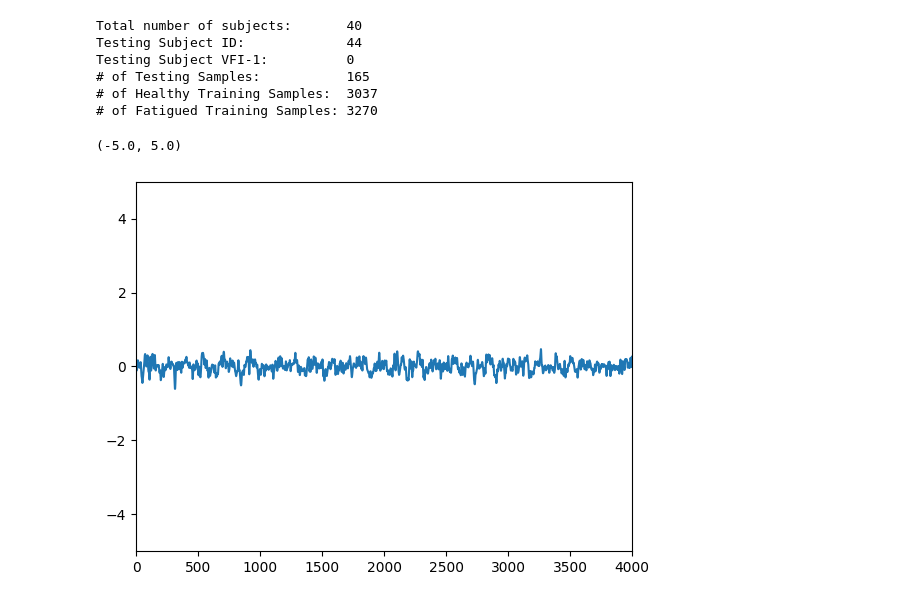
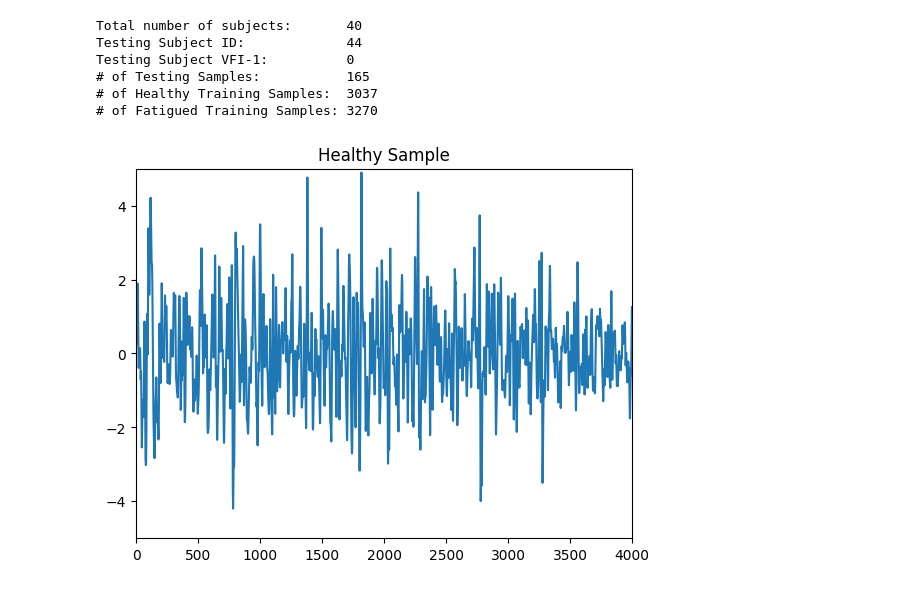
Before and after one commit to g1y5x3/sEMG_transformer_classification, a Jupyter notebook: sEMG_transformers.ipynb, the cells around one changed output. Saved outputs shown, nothing was run; the diff lists cells and outputs as text; code cells hidden in the pictures.

```diff
--- a/sEMG_transformers.ipynb
+++ b/sEMG_transformers.ipynb
@@ -52,9 +42,12 @@ Testing Subject VFI-1:          0
 # %%
 import matplotlib.pyplot as plt
 i = np.random.randint(x_train.shape[0])
 plt.plot(x_train[i,:,0])
 plt.xlim([0, 4000])
 plt.ylim([-5,5])
+if y_train[i,0] == 1:
+  plt.title("Healthy Sample")
+else:
+  plt.title("Fatigued Sample")
 # %% [output]
-(-5.0, 5.0)
-[figure, old version]
+[figure, new version]
```
Also changed, not shown: parts of 1 cell of this notebook, 3 other files.
